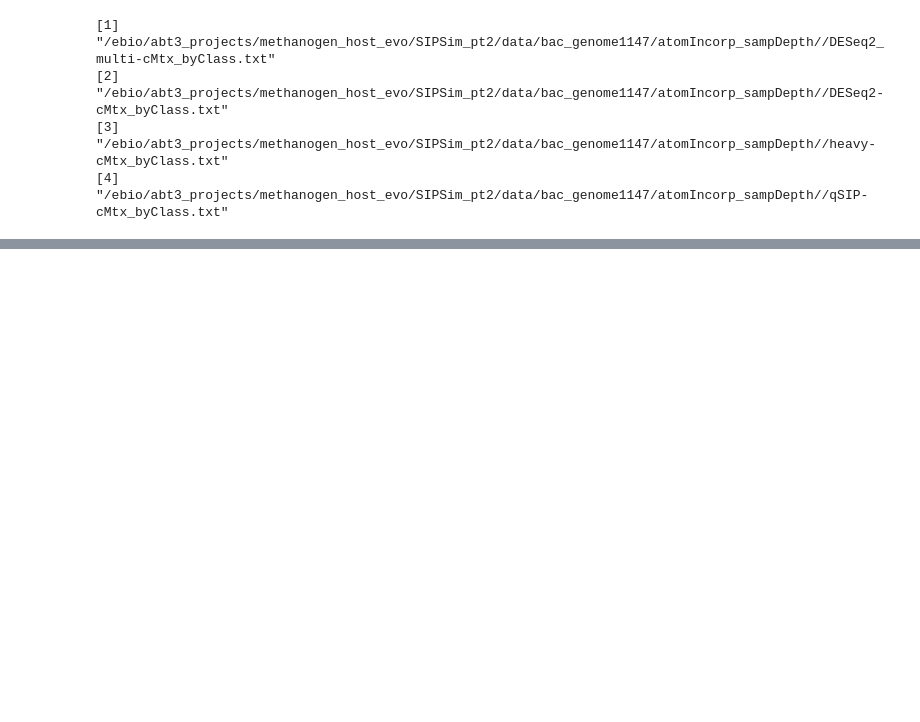
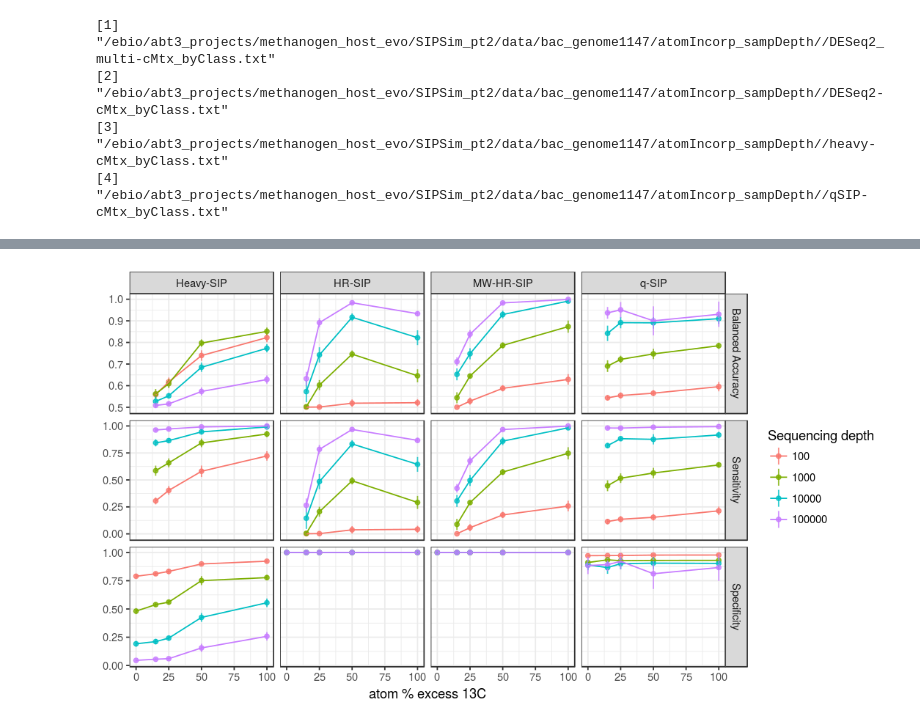
Before and after one commit to nick-youngblut/SIPSim, a Jupyter notebook: ipynb/bac_genome/n1147_pt2/atomIncorp_sampDepthR.ipynb, the cells around one changed output, grey strips where cells are left out. Cells and saved outputs as stored; diff of their text form; code cells hidden in the pictures; blank space fills up the shorter version.

```diff
--- a/ipynb/bac_genome/n1147_pt2/atomIncorp_sampDepthR.ipynb
+++ b/ipynb/bac_genome/n1147_pt2/atomIncorp_sampDepthR.ipynb
@@ -92,0 +88,29 @@ ggplot(df_byClass.s, aes(variables, mean_value, color=method,
+# %%
+# summarize by SIPSim rep & library rep
+vars = c('Balanced Accuracy', 'Sensitivity', 'Specificity')
+df_byClass.s.f = df_byClass.s %>%
+    filter(variables %in% vars) %>%
+    ungroup() %>%
+    mutate(subsample_size = subsample_size %>% as.character,
+           subsample_size = subsample_size %>% reorder(subsample_size %>% as.numeric))
+
+
+# plotting
+options(repr.plot.width=9, repr.plot.height=5)
+p.pnt = ggplot(df_byClass.s.f, aes(percIncorp, mean_value,
+                           color=subsample_size,
+                           group=subsample_size,
+                           ymin=mean_value-sd_value,
+                           ymax=mean_value+sd_value)) +
+    geom_point(alpha=0.8) +
+    geom_linerange(alpha=0.8, size=0.5) +
+    geom_line() +
+    scale_color_discrete('Sequencing depth') +
+    labs(x='atom % excess 13C') +
+    facet_grid(variables ~ method, scale='free_y') +
+    theme_bw() +
+    theme(
+        axis.title.y = element_blank()
+    )
+plot(p.pnt)
+# %% [output]
@@ -92,0 +121 @@ ggplot(df_byClass.s, aes(variables, mean_value, color=method,
+[figure, added]
```
Also changed, not shown: parts of 5 cells of this notebook, 1 other file.
